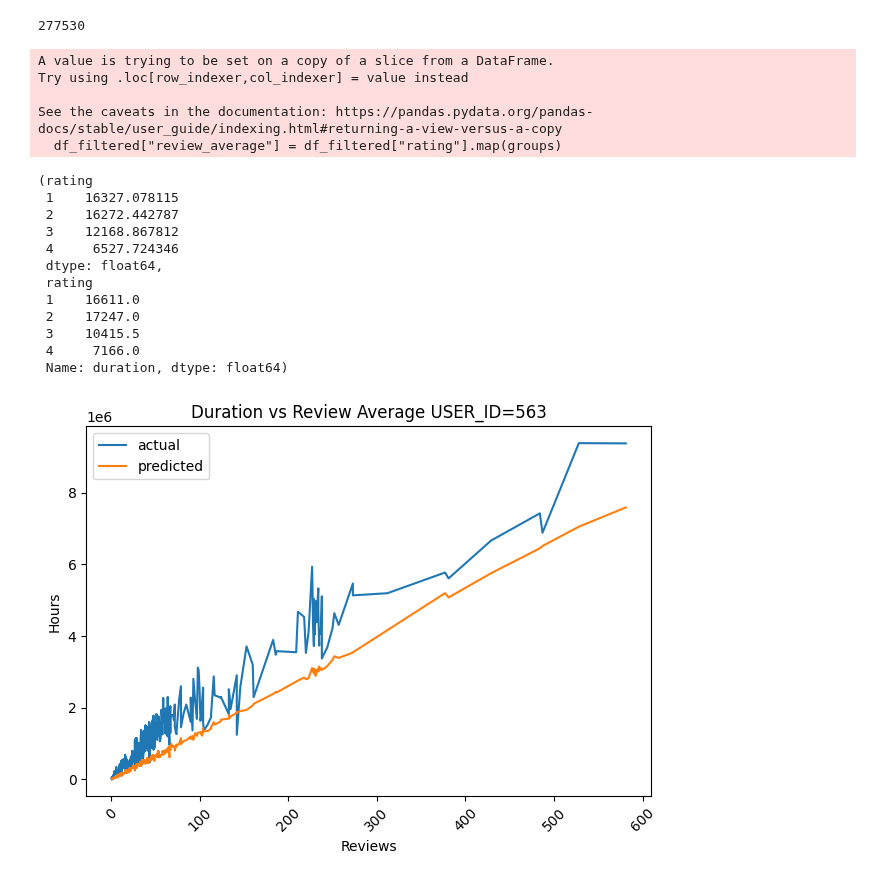
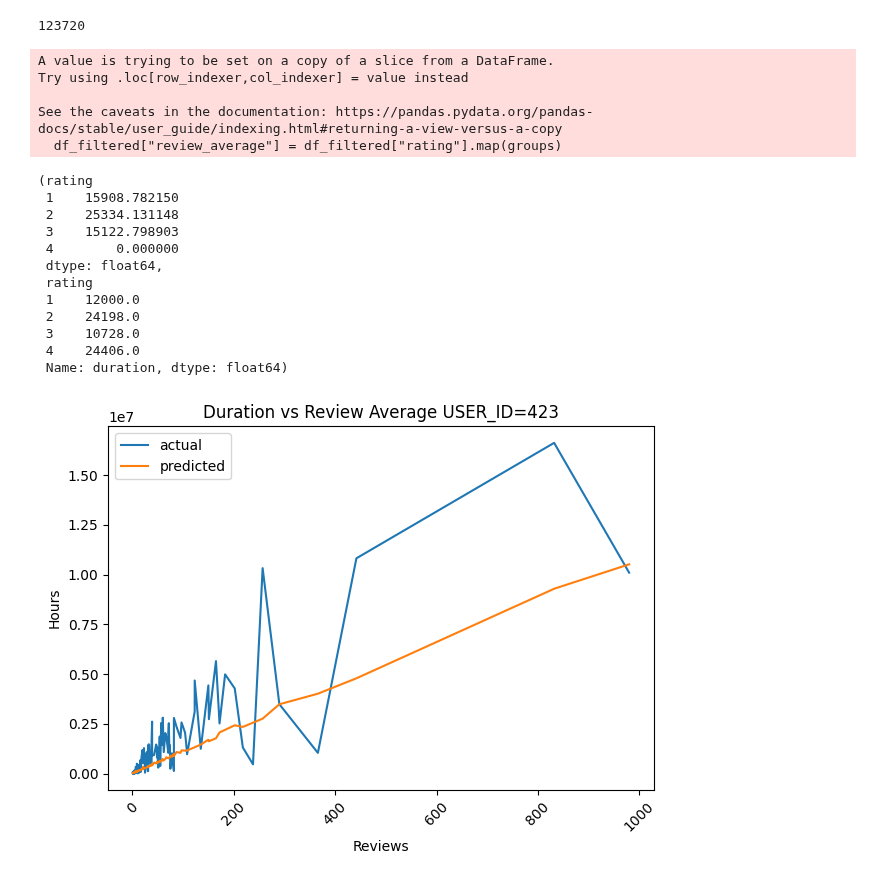
Before and after one commit to Luc-Mcgrady/anki-10k-notebooks, a Jupyter notebook: duration_per_day.ipynb, the cells around one changed output. Drawn from its saved outputs; the diff is of its cells as text; code cells hidden in the pictures.

```diff
--- a/duration_per_day.ipynb
+++ b/duration_per_day.ipynb
@@ -14,13 +14,13 @@ tqdm.pandas()
 # Median: 8798
 # Most: 6810
 
-USER_ID = 563
+USER_ID = 423
 df = pd.read_parquet(
     "../anki-revlogs-10k/revlogs", filters=[("user_id", "=", USER_ID), ("rating", "in", [1, 2, 3, 4])], columns=["card_id", "day_offset", "rating", "elapsed_days", "duration"]
 )
 df.size
 # %% [output]
-277530
+123720
 # %%
 df_filtered = df[(df["elapsed_days"] > 0)]
 # %%
@@ -38,14 +38,14 @@ Try using .loc[row_indexer,col_indexer] = value instead
 See the caveats in the documentation: https://pandas.pydata.org/pandas-docs/stable/user_guide/indexing.html#returning-a-view-versus-a-copy
   df_filtered["review_average"] = df_filtered["rating"].map(groups)
 (rating
- 1    16327.078115
- 2    16272.442787
- 3    12168.867812
- 4     6527.724346
+ 1    15908.782150
+ 2    25334.131148
+ 3    15122.798903
+ 4        0.000000
  dtype: float64,
  rating
- 1    16611.0
- 2    17247.0
- 3    10415.5
- 4     7166.0
+ 1    12000.0
+ 2    24198.0
+ 3    10728.0
+ 4    24406.0
  Name: duration, dtype: float64)
@@ -52,33 +60,34 @@ See the caveats in the documentation: https://pandas.pydata.org/pandas-docs/stab
 # %%
 import matplotlib.pyplot as plt
 
-# Group by day_offset
-day_accuracies = df_filtered.groupby("day_offset")[["duration", "review_average"]]
+def counts_sums(groups):
+    # Compute count and sum
+    counts = day_accuracies.count()
+    sums = day_accuracies.sum()
 
-# Compute count and sum
-counts = day_accuracies.count()
-sums = day_accuracies.sum()
+    # Sort by count of 'duration' (or 'review_average' – whichever makes sense)
+    sorted_indices = counts["duration"].sort_values().index
 
-# Sort by count of 'duration' (or 'review_average' – whichever makes sense)
-sorted_indices = counts["duration"].sort_values().index
+    # Reorder both sums and counts to match
+    counts = counts.loc[sorted_indices]
+    sums = sums.loc[sorted_indices]
+    return counts, sums
 
-# Reorder both sums and counts to match
-counts = counts.loc[sorted_indices]
-sums = sums.loc[sorted_indices]
+counts, sums = counts_sums(day_accuracies)
 
 # Plot
 plt.plot(counts["duration"], sums["duration"], label="actual")
 plt.plot(counts["review_average"], sums["review_average"], label="predicted")
 
 plt.xlabel("Reviews")
 plt.ylabel("Hours")
 plt.title(f"Duration vs Review Average {USER_ID=}")
 plt.xticks(rotation=45)
 plt.tight_layout()
 plt.legend()
 plt.show()
 # %% [output]
-[figure, old version]
+[figure, new version]
 # %%
 import numpy as np
 
```
Also changed, not shown: parts of 5 cells of this notebook.
